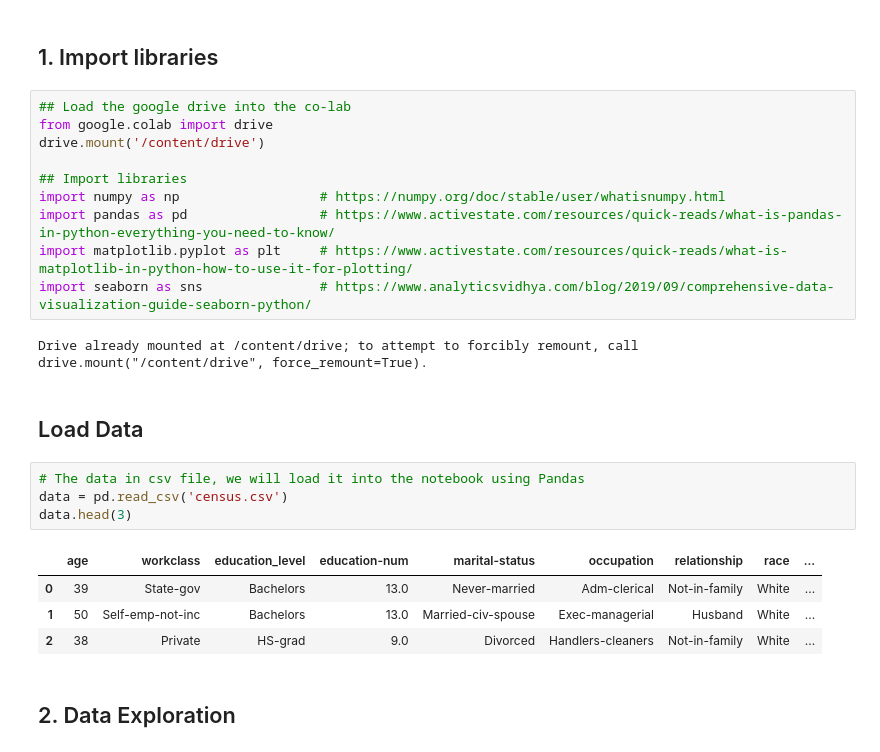
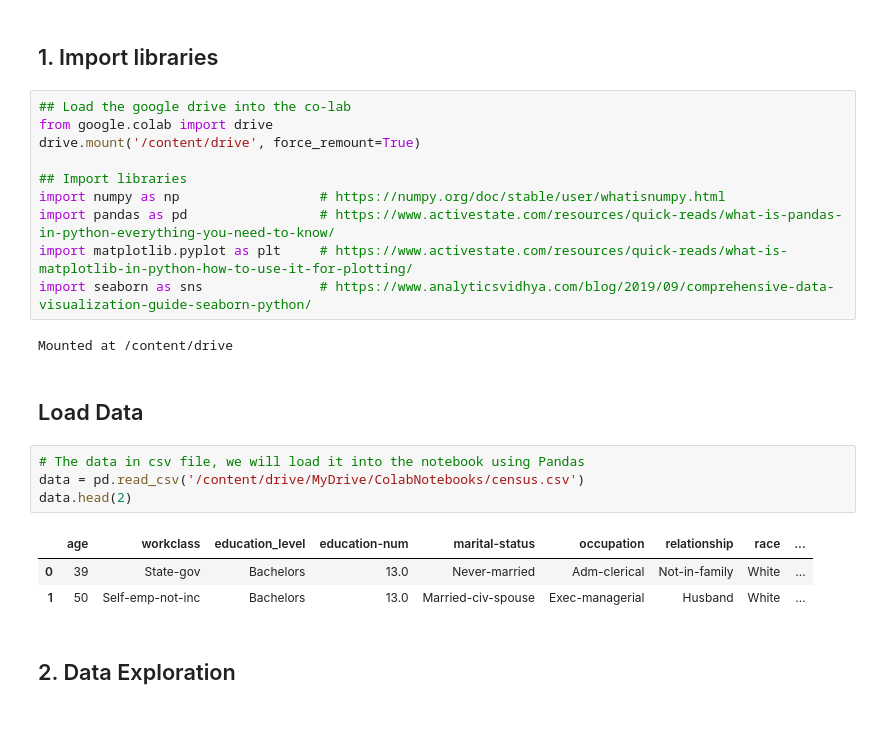
Before and after one commit to abdullah2297/Finding_donors, a Jupyter notebook: Charity_ML.ipynb, the cells around one changed output. Drawn from its saved outputs; the diff is of its cells as text; blank space fills up the shorter version.

```diff
--- a/Charity_ML.ipynb
+++ b/Charity_ML.ipynb
@@ -12,7 +12,7 @@ The dataset for this project originates from the UCI Machine Learning Repository
 # %%
 ## Load the google drive into the co-lab
 from google.colab import drive
-drive.mount('/content/drive')
+drive.mount('/content/drive', force_remount=True)
 
 ## Import libraries
 import numpy as np                  # https://numpy.org/doc/stable/user/whatisnumpy.html
@@ -20,18 +20,17 @@ import pandas as pd                 # https://www.activestate.com/resources/quic
 import matplotlib.pyplot as plt     # https://www.activestate.com/resources/quick-reads/what-is-matplotlib-in-python-how-to-use-it-for-plotting/
 import seaborn as sns               # https://www.analyticsvidhya.com/blog/2019/09/comprehensive-data-visualization-guide-seaborn-python/
 # %% [output]
-Drive already mounted at /content/drive; to attempt to forcibly remount, call drive.mount("/content/drive", force_remount=True).
+Mounted at /content/drive
 # %% [markdown]
 ## Load Data
 # %%
 # The data in csv file, we will load it into the notebook using Pandas
-data = pd.read_csv('census.csv')
-data.head(3)
+data = pd.read_csv('/content/drive/MyDrive/ColabNotebooks/census.csv')
+data.head(2)
 # %% [output]
 |  | age | workclass | education_level | education-num | marital-status | occupation | relationship | race | ... |
 | 0 | 39 | State-gov | Bachelors | 13.0 | Never-married | Adm-clerical | Not-in-family | White | ... |
 | 1 | 50 | Self-emp-not-inc | Bachelors | 13.0 | Married-civ-spouse | Exec-managerial | Husband | White | ... |
-| 2 | 38 | Private | HS-grad | 9.0 | Divorced | Handlers-cleaners | Not-in-family | White | ... |
 # %% [markdown]
 ## 2. Data Exploration
 # %%
```
Also changed, not shown: parts of 32 cells of this notebook, 2 other files.
